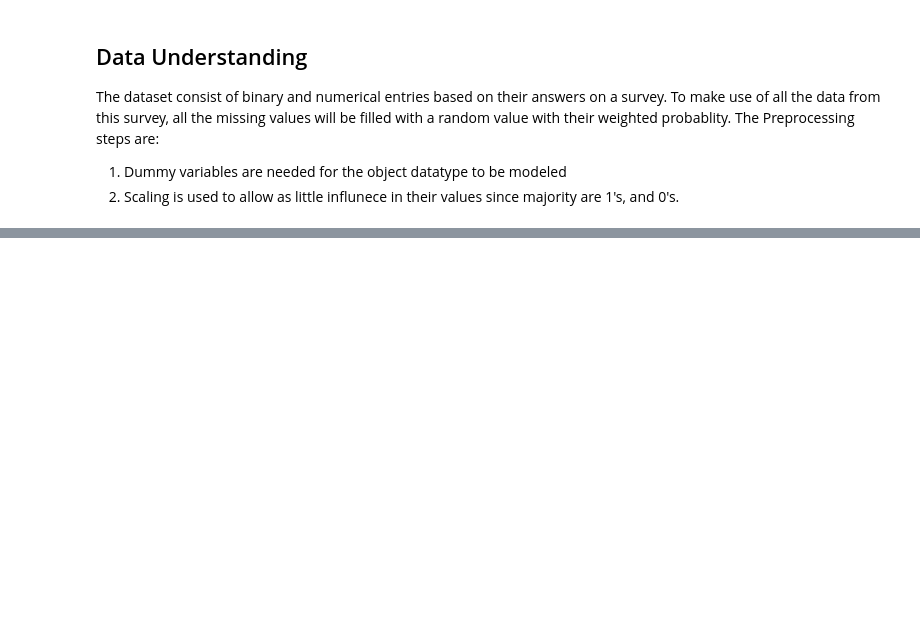
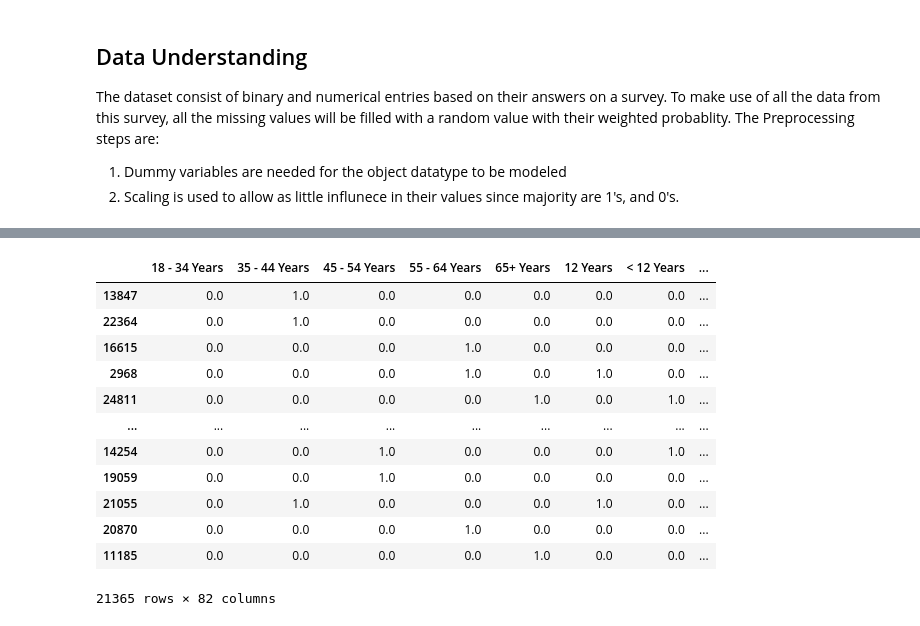
Before and after one commit to Tommyphung1/Predicting-Patient-Vaccine-Status, a Jupyter notebook: Untitled.ipynb, the cells around one changed output, grey strips where cells are left out. Cells and saved outputs as stored; diff of their text form; code cells hidden in the pictures; blank space fills up the shorter version.

```diff
--- a/Untitled.ipynb
+++ b/Untitled.ipynb
@@ -131,0 +323,2 @@ The Preprocessing steps are:
+# %%
+X_train, X_test, y_train, y_test = train_test_split(features.drop('respondent_id', axis = 1), target, test_size= .20, random_state= 420)
@@ -131,0 +342,19 @@ The Preprocessing steps are:
+# %%
+from sklearn.preprocessing import FunctionTransformer
+transformer = ColumnTransformer(transformers= [('ohe', OneHotEncoder(categories= 'auto', handle_unknown= 'ignore', sparse_output= False), X_train.select_dtypes(object).columns)],
+                                remainder = 'drop')
+pipeline = Pipeline(steps=
+                    [('col_transformer', transformer)])
+                     #('scaler', MinMaxScaler())])
+
+transformed_X_train = pipeline.fit_transform(X_train)
+encoder = transformer.named_transformers_['ohe']
+category_labels = [element for i in list(range(len(encoder.categories_))) for element in encoder.categories_[i]]
+
+
+transformed_X_test = pipeline.transform(X_test)
+
+X_train_piped = pd.DataFrame(transformed_X_train, columns=category_labels, index = X_train.index)
+X_train_2 = pd.concat([X_train[X_train.select_dtypes('number').columns], X_train_piped], axis= 1)
+X_test_piped = pd.DataFrame(transformed_X_test, columns=category_labels, index = X_test.index)
+X_test_2 = pd.concat([X_test[X_test.select_dtypes('number').columns],X_test_piped], axis= 1)
@@ -131,0 +396,16 @@ The Preprocessing steps are:
+# %%
+X_train_piped
+# %% [output]
+|  | 18 - 34 Years | 35 - 44 Years | 45 - 54 Years | 55 - 64 Years | 65+ Years | 12 Years | < 12 Years | ... |
+| 13847 | 0.0 | 1.0 | 0.0 | 0.0 | 0.0 | 0.0 | 0.0 | ... |
+| 22364 | 0.0 | 1.0 | 0.0 | 0.0 | 0.0 | 0.0 | 0.0 | ... |
+| 16615 | 0.0 | 0.0 | 0.0 | 1.0 | 0.0 | 0.0 | 0.0 | ... |
+| 2968 | 0.0 | 0.0 | 0.0 | 1.0 | 0.0 | 1.0 | 0.0 | ... |
+| 24811 | 0.0 | 0.0 | 0.0 | 0.0 | 1.0 | 0.0 | 1.0 | ... |
+| ... | ... | ... | ... | ... | ... | ... | ... | ... |
+| 14254 | 0.0 | 0.0 | 1.0 | 0.0 | 0.0 | 0.0 | 1.0 | ... |
+| 19059 | 0.0 | 0.0 | 1.0 | 0.0 | 0.0 | 0.0 | 0.0 | ... |
+| 21055 | 0.0 | 1.0 | 0.0 | 0.0 | 0.0 | 1.0 | 0.0 | ... |
+| 20870 | 0.0 | 0.0 | 0.0 | 1.0 | 0.0 | 0.0 | 0.0 | ... |
+| 11185 | 0.0 | 0.0 | 0.0 | 0.0 | 1.0 | 0.0 | 0.0 | ... |
+21365 rows × 82 columns
```
Also changed, not shown: parts of 30 cells of this notebook, 3 other files.
